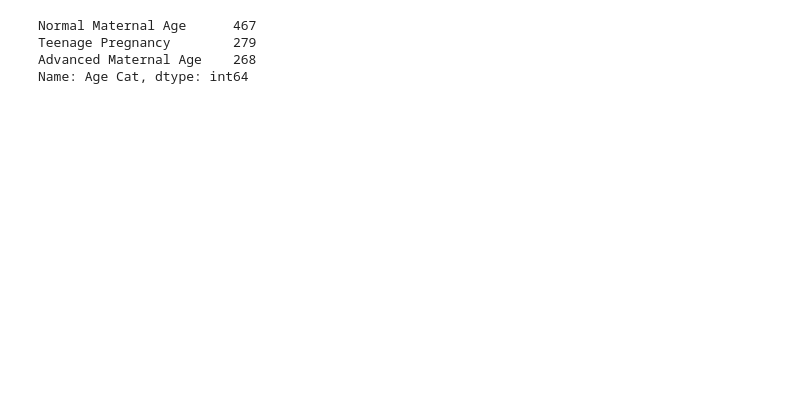
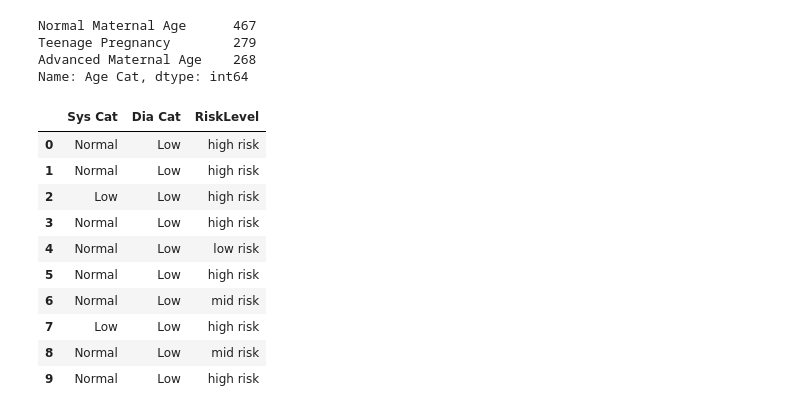
Before and after one commit to devKaatnan/dataanalysis, a Jupyter notebook: Kizi.ipynb, the cells around one changed output. Cells and saved outputs as stored; diff of their text form; code cells hidden in the pictures; blank space fills up the shorter version.

```diff
--- a/Kizi.ipynb
+++ b/Kizi.ipynb
@@ -304,3 +287,19 @@ df4 = df['BS Cat'].value_counts()
 df5 = df['Temp Cat'].value_counts()
 df6 = df['Heart Cat'].value_counts()
 df7 = df[' RiskLevel'].value_counts()
+# %%
+df2 = df[['Sys Cat','Dia Cat', 'RiskLevel']]
+# %%
+df2.head(10)
+# %% [output]
+|  | Sys Cat | Dia Cat | RiskLevel |
+| 0 | Normal | Low | high risk |
+| 1 | Normal | Low | high risk |
+| 2 | Low | Low | high risk |
+| 3 | Normal | Low | high risk |
+| 4 | Normal | Low | low risk |
+| 5 | Normal | Low | high risk |
+| 6 | Normal | Low | mid risk |
+| 7 | Low | Low | high risk |
+| 8 | Normal | Low | mid risk |
+| 9 | Normal | Low | high risk |
```
Also changed, not shown: parts of 16 cells of this notebook.
